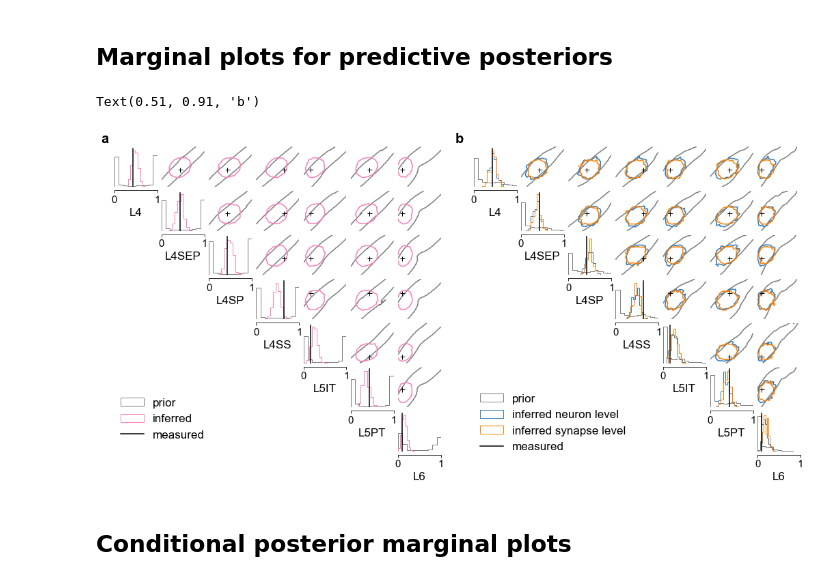
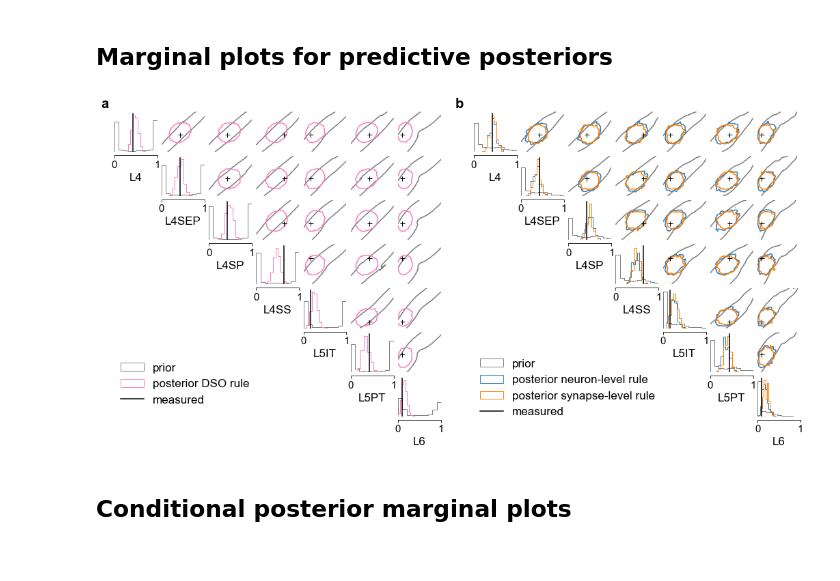
Before and after one commit to mackelab/sbi-for-connectomics, a Jupyter notebook: figures/supplementary_figures/supp_fig2-3_predictives_and_conditionals.ipynb, the cells around one changed output. Cells and saved outputs as stored; diff of their text form; code cells hidden in the pictures.

```diff
--- a/figures/supplementary_figures/supp_fig2-3_predictives_and_conditionals.ipynb
+++ b/figures/supplementary_figures/supp_fig2-3_predictives_and_conditionals.ipynb
@@ -104,43 +104,42 @@ fig, ax1 = pairplot([xs_dso[:num_samples], xos_dso[:num_samples]],
                    )
 
 plt.sca(ax1[0, 0])
-plt.legend(["prior", "inferred", "measured"],
+plt.legend(["prior", "posterior DSO rule", "measured"],
            bbox_to_anchor=(-.1, -5),
            loc=2)
 
 ## Posterior predictive distance-rules
 fig, ax3 = pairplot([xs_dis, xos_dis[-1], xos_dis[0]],
                     points=xo.squeeze(), limits=[[0, 1]]*7,
                     labels=obs_labels,
                     points_offdiag=pairplot_opts["points_offdiag"],
                     points_colors=["k"],
                     upper="contour",
                     kde_offdiag=dict(bins=kde_bins, bw_method=bw_method),
                     contour_offdiag=dict(levels=[0.99]),
                     diag="hist",
                     hist_diag=dict(bins=hist_bins, histtype="step", density=True),
                     samples_colors=["gray", colors[0], colors[1]],
                     axes=ax3,
                     fig=fig,
                    )
 
 plt.sca(ax3[0, 0])
-plt.legend(["prior", "inferred neuron level", "inferred synapse level", "measured"],
+plt.legend(["prior", "posterior neuron-level rule", "posterior synapse-level rule", "measured"],
            bbox_to_anchor=(-.1, -4.9),
            loc=2)
 
 # Add Letters.
 weight = "bold"
 fontsize = 20
 y = 0.91
 x = 0.11
 dx = .4
 dx2 = 0.55
 fig.text(x, y, "a", fontsize=fontsize, fontweight=weight)
 fig.text(x + dx, y, "b", fontsize=fontsize, fontweight=weight);
 # %% [output]
-Text(0.51, 0.91, 'b')
-[figure, old version]
+[figure, new version]
 # %%
 for ftype in ["png", "pdf", "eps"]:
     fig.savefig(f"supp_fig2_posterior_predictives.{ftype}", dpi=300, bbox_inches='tight')
```
Also changed, not shown: 19 other files.
